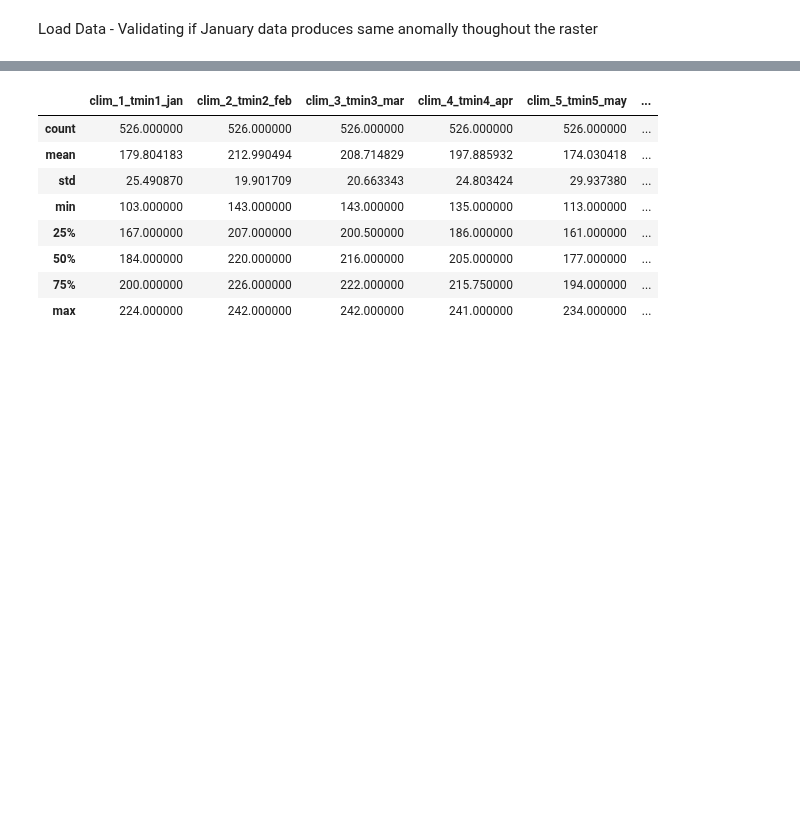
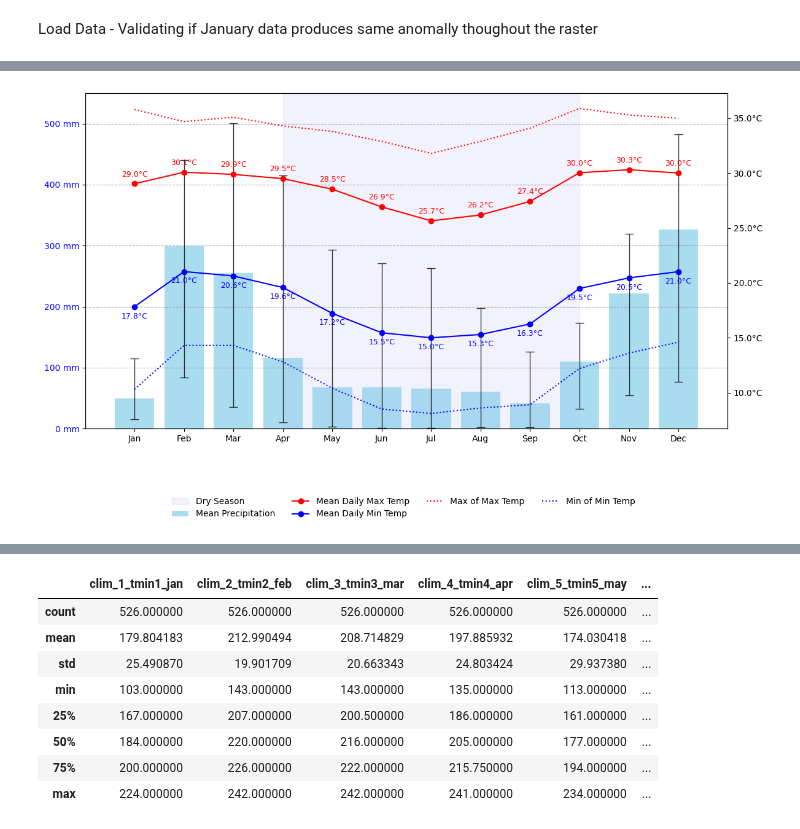
Before and after one commit to tahiri-lab/py_madaclim, a Jupyter notebook: workdir/analysis/bin/graphs/monthly_distribution.ipynb, the cells around one changed output, grey strips where cells are left out. Cells and saved outputs as stored; diff of their text form; code cells hidden in the pictures; blank space fills up the shorter version.

```diff
--- a/workdir/analysis/bin/graphs/monthly_distribution.ipynb
+++ b/workdir/analysis/bin/graphs/monthly_distribution.ipynb
@@ -144,0 +64,37 @@ plt.show()
+# %%
+df_extracted.columns = (
+    df_extracted.columns.str.replace(
+        r"[^\w\s]", "", regex=True
+    )  # Remove special characters like °, parentheses, hyphen
+    .str.replace(r"\s+", "_", regex=True)  # Replace spaces with underscores
+    .str.strip()
+)  # Strip leading and trailing spaces
+
+
+mapping_df = pd.read_csv(r"../../data/column_mapping.csv")
+
+mapping_df["old_name"] = (
+    mapping_df["old_name"]
+    .str.replace(r"[^\w\s]", "", regex=True)  # Clean the old names similarly
+    .str.replace(r"\s+", "_", regex=True)  # Replace spaces with underscores
+    .str.strip()
+)
+mapping_df
+
+# Create the mapping dictionary
+mapping_dict = dict(zip(mapping_df["old_name"], mapping_df["new_name"]))
+
+# Rename columns in the DataFrame using the cleaned mapping
+df_extracted.rename(columns=mapping_dict, inplace=True)
+df_extracted.columns
+
+# Split the dataframe into 3 separate parts
+min_temps = df_extracted.iloc[:, :12]  # First 12 columns for min temperatures
+max_temps = df_extracted.iloc[:, 12:24]  # Next 12 columns for max temperatures
+precip = df_extracted.iloc[:, 24:36]  # Last 12 columns for precipitation
+
+
+# coffea_caff_clim = pd.read_csv(r"..\data\coll_caff_node_clim_w_class.csv")
+# coffea_caff_env = pd.read_csv(r"..\data\coll_caff_node_env_w_class.csv")
+
+min_temps.describe()
@@ -144,0 +111,4 @@ plt.show()
+# %%
+plot_climate_statistics(df_extracted)
+# %% [output]
+[figure, added]
```
Also changed, not shown: parts of 19 cells of this notebook, 2 other files.
